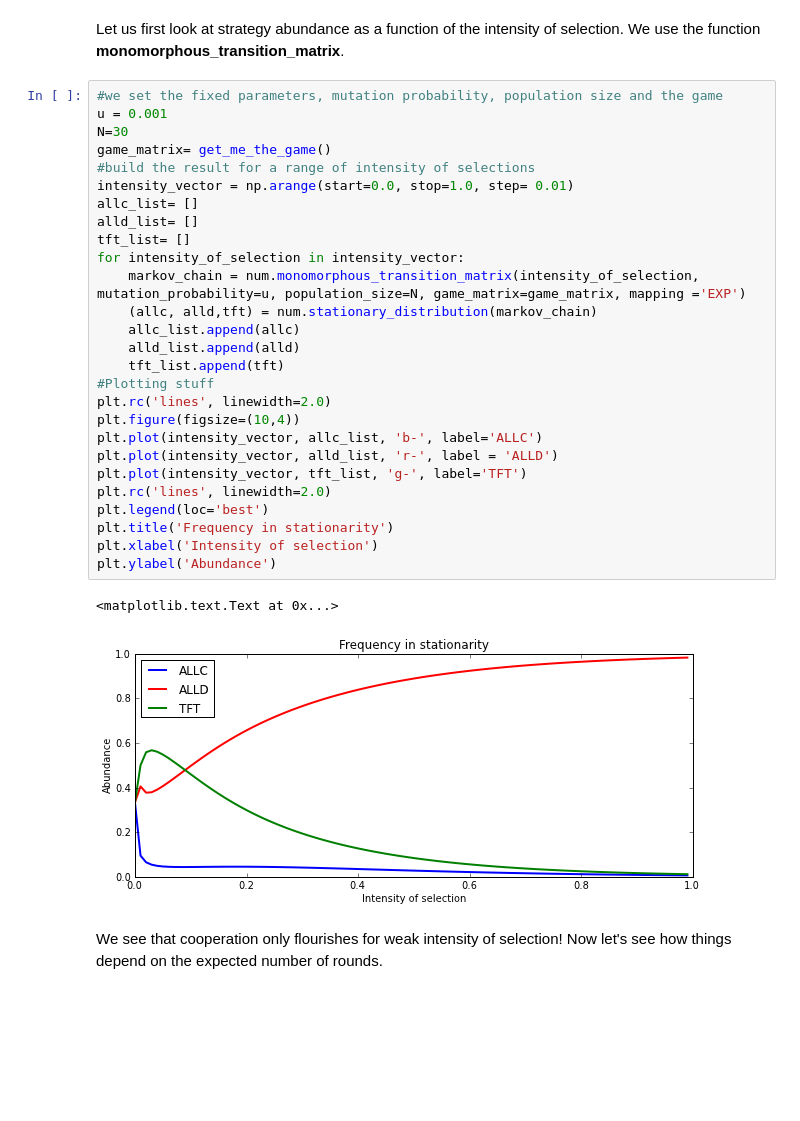
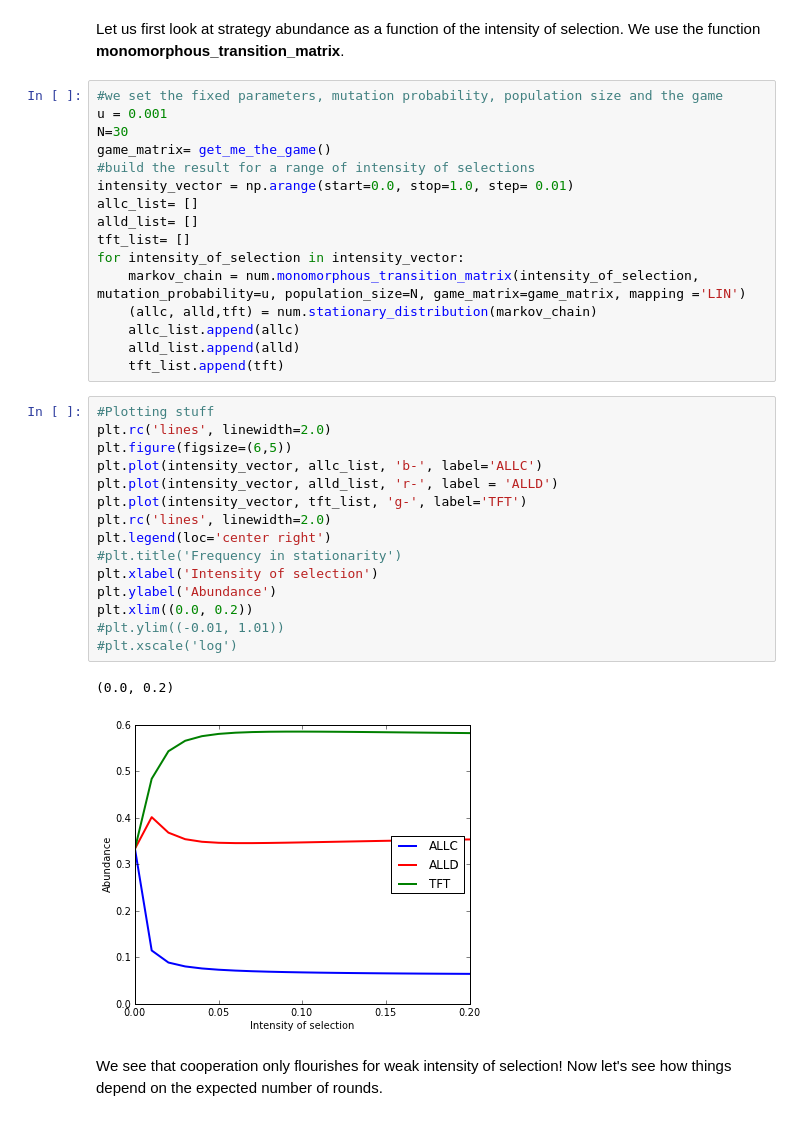
Before and after one commit to juliangarcia/pyevodyn, a Jupyter notebook: PyEvoDyn/notebooks/Evolutionary_cycles_of_defection_and_cooperation.ipynb, the cells around one changed output. Saved outputs shown, nothing was run; the diff lists cells and outputs as text; blank space fills up the shorter version.

```diff
--- a/PyEvoDyn/notebooks/Evolutionary_cycles_of_defection_and_cooperation.ipynb
+++ b/PyEvoDyn/notebooks/Evolutionary_cycles_of_defection_and_cooperation.ipynb
@@ -85,25 +85,29 @@ allc_list= []
 alld_list= []
 tft_list= []
 for intensity_of_selection in intensity_vector:
-    markov_chain = num.monomorphous_transition_matrix(intensity_of_selection, mutation_probability=u, population_size=N, game_matrix=game_matrix, mapping ='EXP')
+    markov_chain = num.monomorphous_transition_matrix(intensity_of_selection, mutation_probability=u, population_size=N, game_matrix=game_matrix, mapping ='LIN')
     (allc, alld,tft) = num.stationary_distribution(markov_chain)
     allc_list.append(allc)
     alld_list.append(alld)
     tft_list.append(tft)
-#Plotting stuff
-plt.rc('lines', linewidth=2.0)
-plt.figure(figsize=(10,4))
-plt.plot(intensity_vector, allc_list, 'b-', label='ALLC')
-plt.plot(intensity_vector, alld_list, 'r-', label = 'ALLD')
-plt.plot(intensity_vector, tft_list, 'g-', label='TFT')
-plt.rc('lines', linewidth=2.0)
-plt.legend(loc='best')
-plt.title('Frequency in stationarity')
-plt.xlabel('Intensity of selection')
-plt.ylabel('Abundance')
-# %% [output]
-<matplotlib.text.Text at 0x...>
-[figure, removed]
+# %%
+#Plotting stuff
+plt.rc('lines', linewidth=2.0)
+plt.figure(figsize=(6,5))
+plt.plot(intensity_vector, allc_list, 'b-', label='ALLC')
+plt.plot(intensity_vector, alld_list, 'r-', label = 'ALLD')
+plt.plot(intensity_vector, tft_list, 'g-', label='TFT')
+plt.rc('lines', linewidth=2.0)
+plt.legend(loc='center right')
+#plt.title('Frequency in stationarity')
+plt.xlabel('Intensity of selection')
+plt.ylabel('Abundance')
+plt.xlim((0.0, 0.2))
+#plt.ylim((-0.01, 1.01))
+#plt.xscale('log')
+# %% [output]
+(0.0, 0.2)
+[figure, added]
 # %% [markdown]
 We see that cooperation only flourishes for weak intensity of selection! Now let's see how things depend on the expected number of rounds.
 # %%
```
